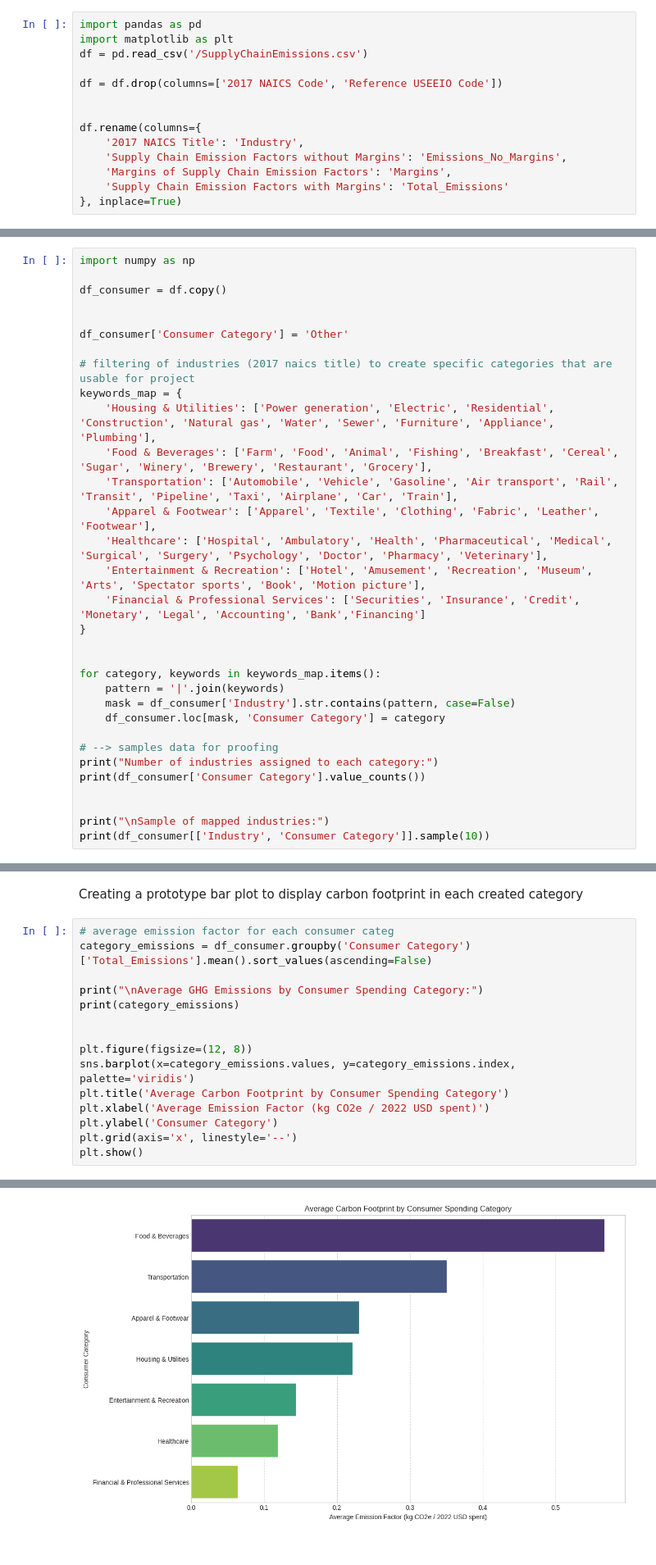
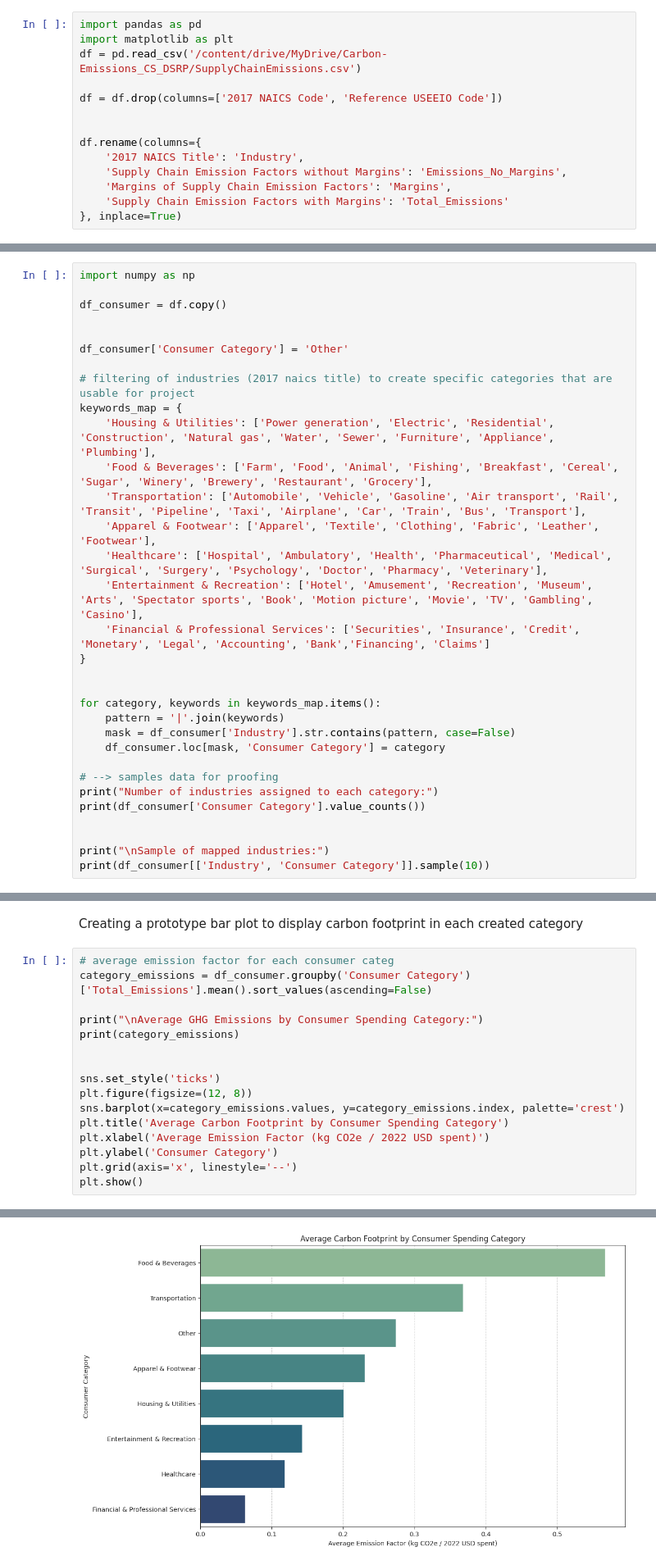
Before and after one commit to thesuper147/Carbon-Emissions_CS_DSRP, a Jupyter notebook: Carbon_Emissions_CS_DSRP.ipynb, the cells around one changed output, grey strips where cells are left out. Shown at 82% size. Drawn from its saved outputs; the diff is of its cells as text.

```diff
--- a/Carbon_Emissions_CS_DSRP.ipynb
+++ b/Carbon_Emissions_CS_DSRP.ipynb
@@ -5,7 +5,7 @@ Project Question: For a consumer, what purchasing habits have the largest impact
 # %%
 import pandas as pd
 import matplotlib as plt
-df = pd.read_csv('/SupplyChainEmissions.csv')
+df = pd.read_csv('/content/drive/MyDrive/Carbon-Emissions_CS_DSRP/SupplyChainEmissions.csv')
 
 df = df.drop(columns=['2017 NAICS Code', 'Reference USEEIO Code'])
 
@@ -72,11 +72,11 @@ df_consumer['Consumer Category'] = 'Other'
 keywords_map = {
     'Housing & Utilities': ['Power generation', 'Electric', 'Residential', 'Construction', 'Natural gas', 'Water', 'Sewer', 'Furniture', 'Appliance', 'Plumbing'],
     'Food & Beverages': ['Farm', 'Food', 'Animal', 'Fishing', 'Breakfast', 'Cereal', 'Sugar', 'Winery', 'Brewery', 'Restaurant', 'Grocery'],
-    'Transportation': ['Automobile', 'Vehicle', 'Gasoline', 'Air transport', 'Rail', 'Transit', 'Pipeline', 'Taxi', 'Airplane', 'Car', 'Train'],
+    'Transportation': ['Automobile', 'Vehicle', 'Gasoline', 'Air transport', 'Rail', 'Transit', 'Pipeline', 'Taxi', 'Airplane', 'Car', 'Train', 'Bus', 'Transport'],
     'Apparel & Footwear': ['Apparel', 'Textile', 'Clothing', 'Fabric', 'Leather', 'Footwear'],
     'Healthcare': ['Hospital', 'Ambulatory', 'Health', 'Pharmaceutical', 'Medical', 'Surgical', 'Surgery', 'Psychology', 'Doctor', 'Pharmacy', 'Veterinary'],
-    'Entertainment & Recreation': ['Hotel', 'Amusement', 'Recreation', 'Museum', 'Arts', 'Spectator sports', 'Book', 'Motion picture'],
-    'Financial & Professional Services': ['Securities', 'Insurance', 'Credit', 'Monetary', 'Legal', 'Accounting', 'Bank','Financing']
+    'Entertainment & Recreation': ['Hotel', 'Amusement', 'Recreation', 'Museum', 'Arts', 'Spectator sports', 'Book', 'Motion picture', 'Movie', 'TV', 'Gambling', 'Casino'],
+    'Financial & Professional Services': ['Securities', 'Insurance', 'Credit', 'Monetary', 'Legal', 'Accounting', 'Bank','Financing', 'Claims']
 }
 
 
@@ -120,8 +120,9 @@ print("\nAverage GHG Emissions by Consumer Spending Category:")
 print(category_emissions)
 
 
+sns.set_style('ticks')
 plt.figure(figsize=(12, 8))
-sns.barplot(x=category_emissions.values, y=category_emissions.index, palette='viridis')
+sns.barplot(x=category_emissions.values, y=category_emissions.index, palette='crest')
 plt.title('Average Carbon Footprint by Consumer Spending Category')
 plt.xlabel('Average Emission Factor (kg CO2e / 2022 USD spent)')
 plt.ylabel('Consumer Category')
@@ -144 +146 @@ Passing `palette` without assigning `hue` is deprecated and will be removed in v
-[figure, old version]
+[figure, new version]
```
Also changed, not shown: parts of 3 cells of this notebook.
